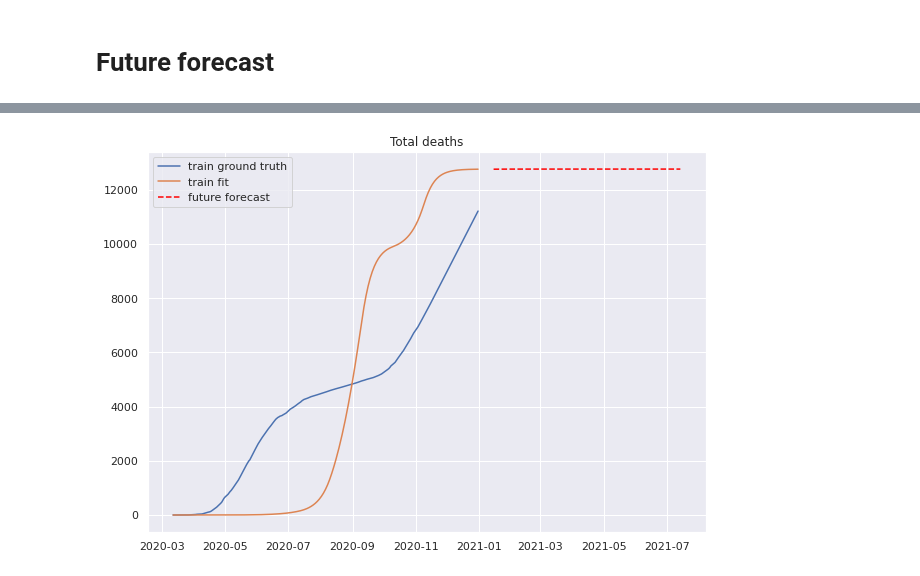
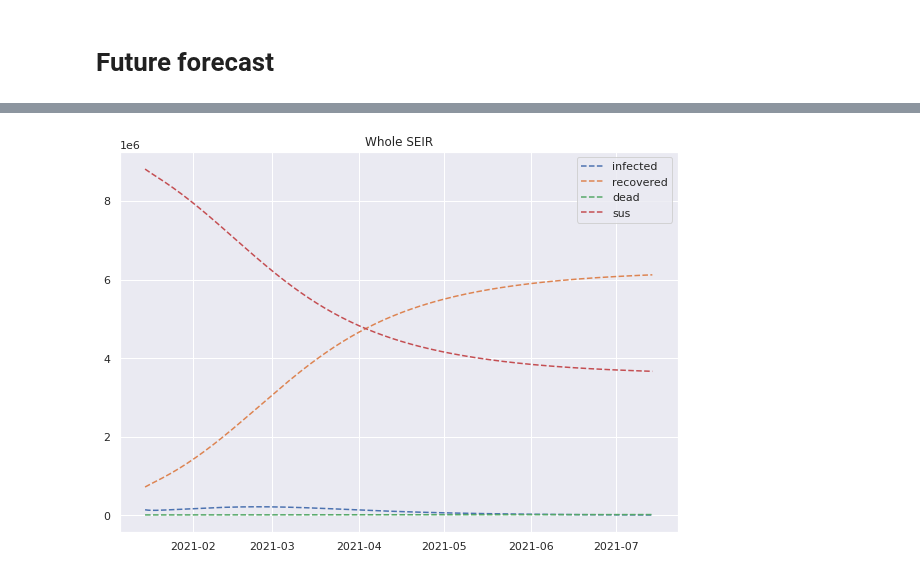
Before and after one commit to btseytlin/covid_peak_sir_modelling, a Jupyter notebook: seir_two_stain.ipynb, the cells around one changed output, grey strips where cells are left out. Cells and saved outputs as stored; diff of their text form; code cells hidden in the pictures.

```diff
--- a/seir_two_stain.ipynb
+++ b/seir_two_stain.ipynb
@@ -190,0 +69,17 @@ assert len(future_dates) == len(future_t)
+# %%
+params = Parameters()
+params.add("base_population", value=12_000_000, vary=False)
+params.add("pre_existing_immunity", value=0.1806, vary=False)
+params.add("sus_population", expr='base_population - base_population * pre_existing_immunity', vary=False)
+params.add("r0_1", value=3.55, vary=False)
+params.add("new_stain_mult", value=1.5, vary=False)
+params.add("r0_2", expr='r0_1 * new_stain_mult', vary=False)
+
+params.add(f"t0_q", value=0.6, min=0, max=0.99, brute_step=0.1, vary=False)
+
+params.add("delta", value=1/5.15, vary=False) # E -> I rate
+params.add("alpha", value=0.0066, min=0.0066, max=0.05, vary=False) # Probability to die if infected
+params.add("gamma", value=1/3.5, vary=False) # I -> R rate
+params.add("rho", value=1/14, vary=False) # I -> D rate
+
+model = SEIRTwoStain(params=params)
@@ -190,0 +100,16 @@ assert len(future_dates) == len(future_t)
+# %%
+new_stain_ratio = 0.01
+
+I1 = df.iloc[-1].infected - new_stain_ratio * df.iloc[-1].infected
+I2 = new_stain_ratio * df.iloc[-1].infected
+
+E1 = I1
+E2 = I2
+
+R = df.iloc[-1].total_recovered
+D = df.iloc[-1].total_dead
+
+S = params['sus_population'].value - I1 - I2 - E1 - E2 - R - D
+
+initial_conditions = (S, E1, I1, E2, I2, R, D)
+initial_conditions
@@ -191,5 +118,5 @@ assert len(future_dates) == len(future_t)
 # %%
-(future_S, future_E1, future_I1, future_E2, future_I2, future_R, future_D), history = model.predict_test(future_t)
+(future_S, future_E1, future_I1, future_E2, future_I2, future_R, future_D), history = model._predict(future_t, initial_conditions)
 # %%
 plt.figure()
 history.rt_1.plot()
@@ -231,11 +158,11 @@ plt.show()
 # %%
 plt.figure(figsize=(10, 7))
-plt.plot(train_subset.date, train_subset['total_dead'], label='train ground truth')
-plt.plot(train_subset.date, D, label='train fit')
-
-plt.plot(future_dates, future_D, label='future forecast', color='red', linestyle='--')
+plt.plot(future_dates, future_I1 + future_I2, label='infected', linestyle='--')
+plt.plot(future_dates, future_R, label='recovered', linestyle='--')
+plt.plot(future_dates, future_D, label='dead', linestyle='--')
+plt.plot(future_dates, future_S, label='sus', linestyle='--')
 plt.legend()
-plt.title('Total deaths')
+plt.title('Whole SEIR')
 plt.show()
 # %% [output]
-[figure, old version]
+[figure, new version]
```
Also changed, not shown: parts of 21 cells of this notebook, 3 other files.
